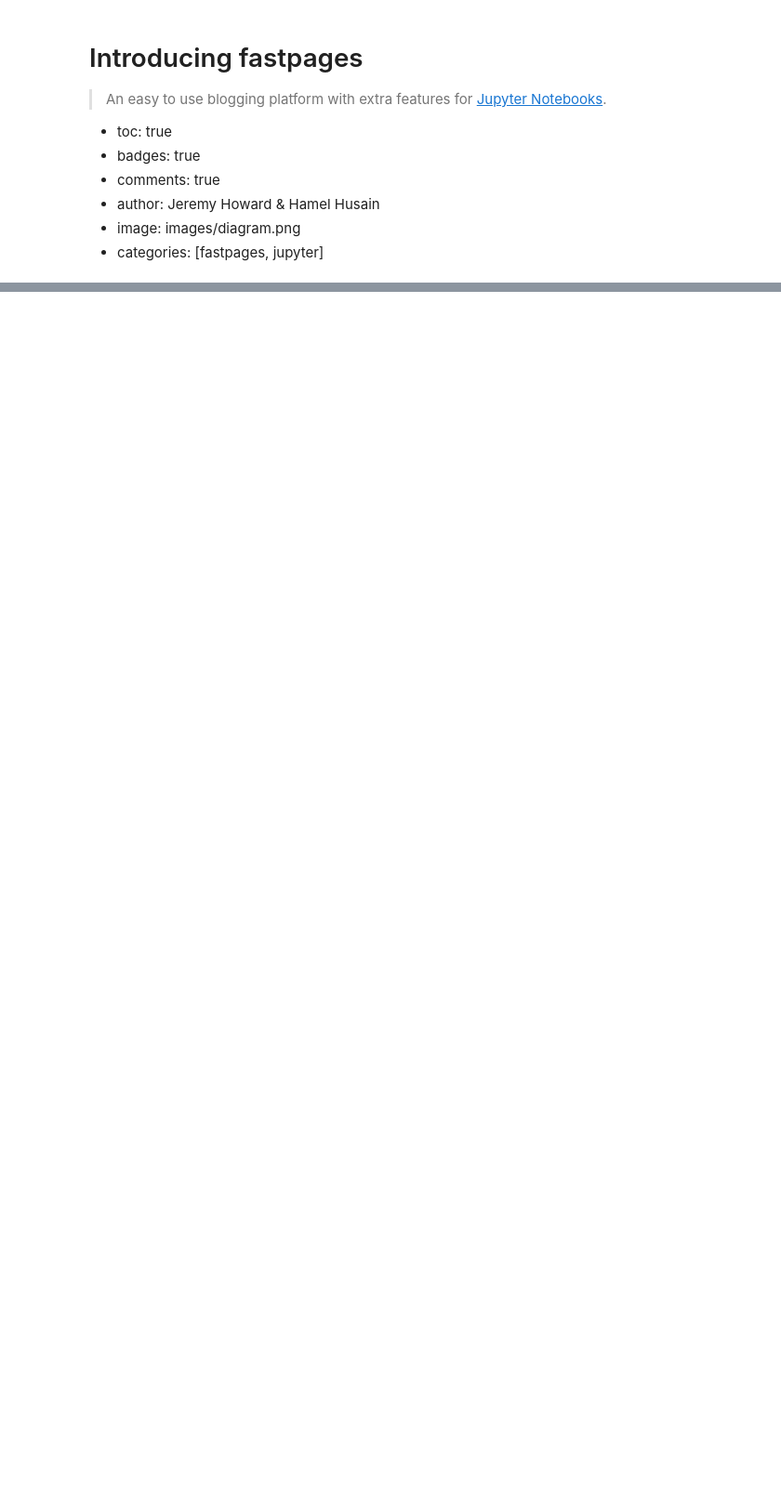
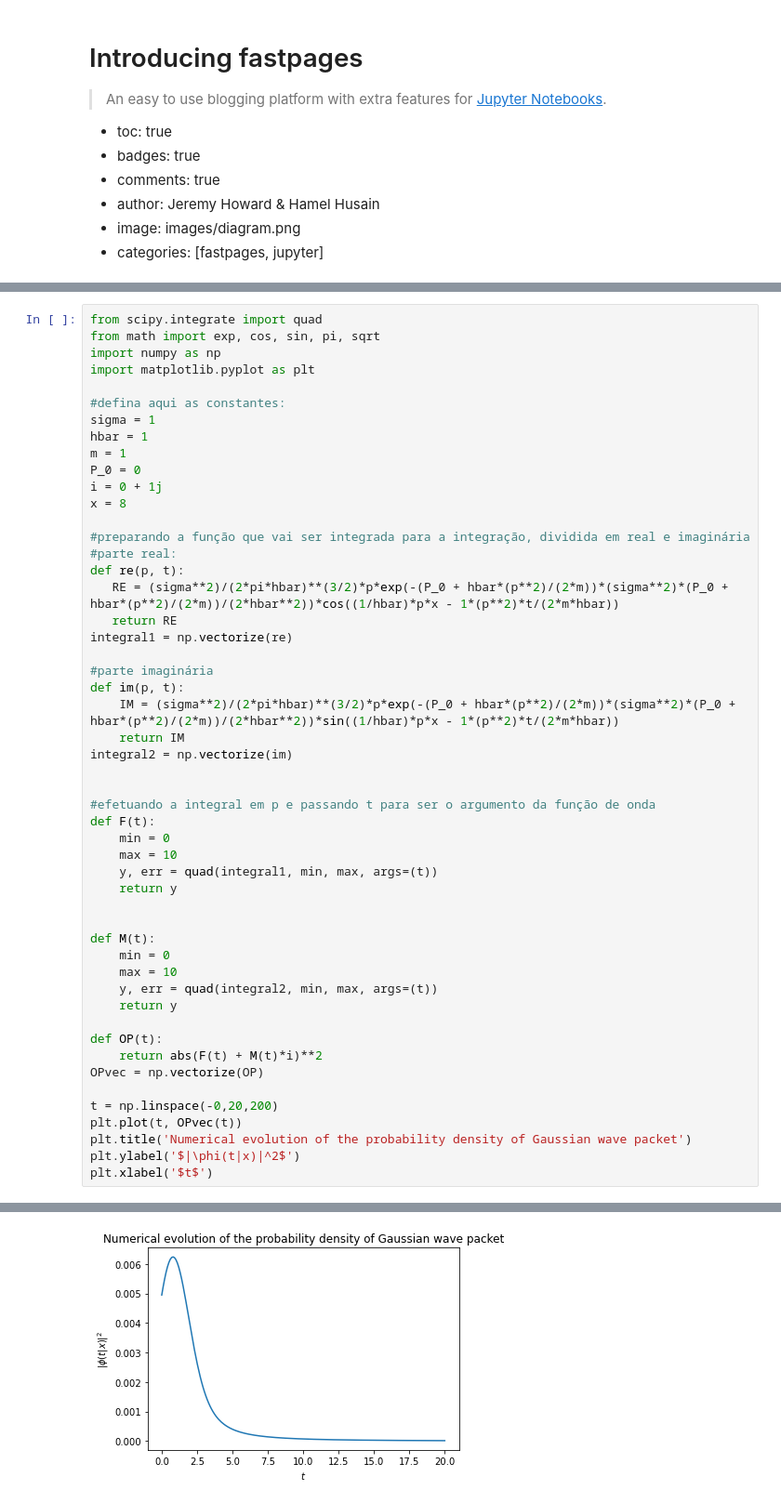
Before and after one commit to REsteche/REsteche_blog, a Jupyter notebook: _notebooks/2020-02-21-introducing-fastpages.ipynb, the cells around one changed output, grey strips where cells are left out. Shown at 93% size. Saved outputs shown, nothing was run; the diff lists cells and outputs as text; blank space fills up the shorter version.

```diff
--- a/_notebooks/2020-02-21-introducing-fastpages.ipynb
+++ b/_notebooks/2020-02-21-introducing-fastpages.ipynb
@@ -253,0 +706,52 @@ If you end up writing a blog post using fastpages, please let us know on Twitter
+# %%
+from scipy.integrate import quad
+from math import exp, cos, sin, pi, sqrt
+import numpy as np
+import matplotlib.pyplot as plt
+
+#defina aqui as constantes:
+sigma = 1
+hbar = 1
+m = 1
+P_0 = 0
+i = 0 + 1j
+x = 8
+
+#preparando a função que vai ser integrada para a integração, dividida em real e imaginária
+#parte real:
+def re(p, t):
+   RE = (sigma**2)/(2*pi*hbar)**(3/2)*p*exp(-(P_0 + hbar*(p**2)/(2*m))*(sigma**2)*(P_0 + hbar*(p**2)/(2*m))/(2*hbar**2))*cos((1/hbar)*p*x - 1*(p**2)*t/(2*m*hbar))
+   return RE
+integral1 = np.vectorize(re)
+
+#parte imaginária
+def im(p, t):
+    IM = (sigma**2)/(2*pi*hbar)**(3/2)*p*exp(-(P_0 + hbar*(p**2)/(2*m))*(sigma**2)*(P_0 + hbar*(p**2)/(2*m))/(2*hbar**2))*sin((1/hbar)*p*x - 1*(p**2)*t/(2*m*hbar))
+    return IM
+integral2 = np.vectorize(im)
+
+
+#efetuando a integral em p e passando t para ser o argumento da função de onda
+def F(t):
+    min = 0
+    max = 10
+    y, err = quad(integral1, min, max, args=(t))
+    return y
+
+
+def M(t):
+    min = 0
+    max = 10
+    y, err = quad(integral2, min, max, args=(t))
+    return y
+
+def OP(t):
+    return abs(F(t) + M(t)*i)**2
+OPvec = np.vectorize(OP)
+
+t = np.linspace(-0,20,200)
+plt.plot(t, OPvec(t))
+plt.title('Numerical evolution of the probability density of Gaussian wave packet')
+plt.ylabel('$|\phi(t|x)|^2$')
+plt.xlabel('$t$')
+# %% [output]
@@ -253,0 +759 @@ If you end up writing a blog post using fastpages, please let us know on Twitter
+[figure, added]
```
Also changed, not shown: parts of 303 cells of this notebook.
